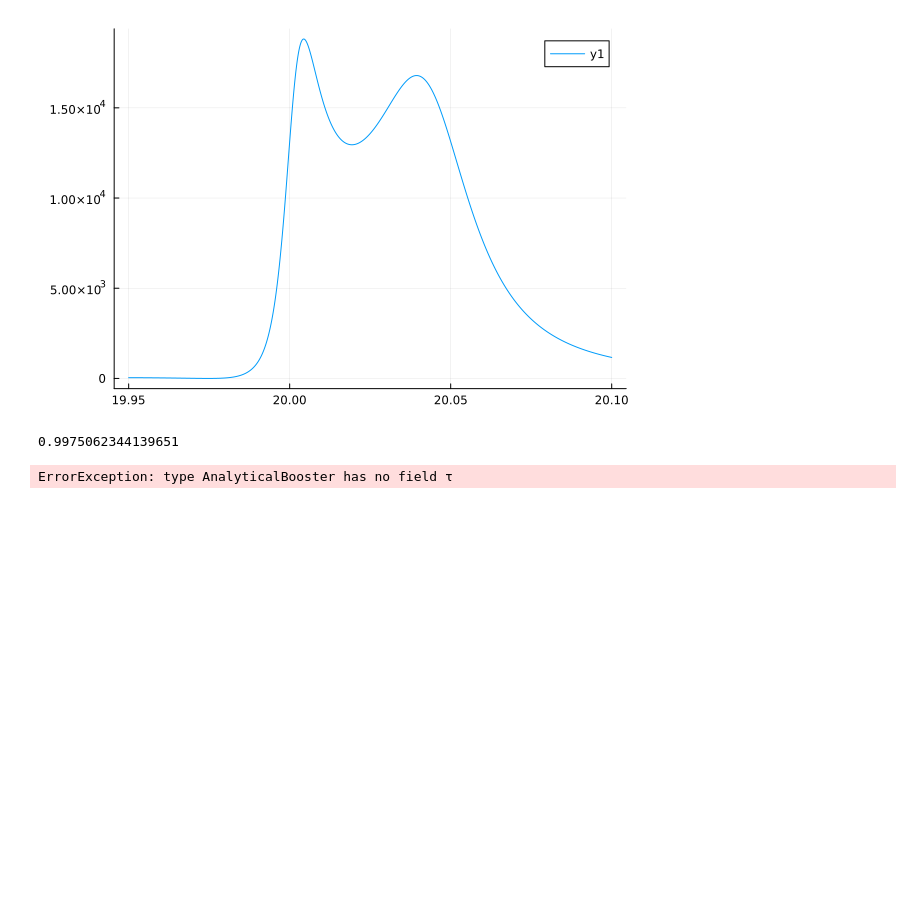
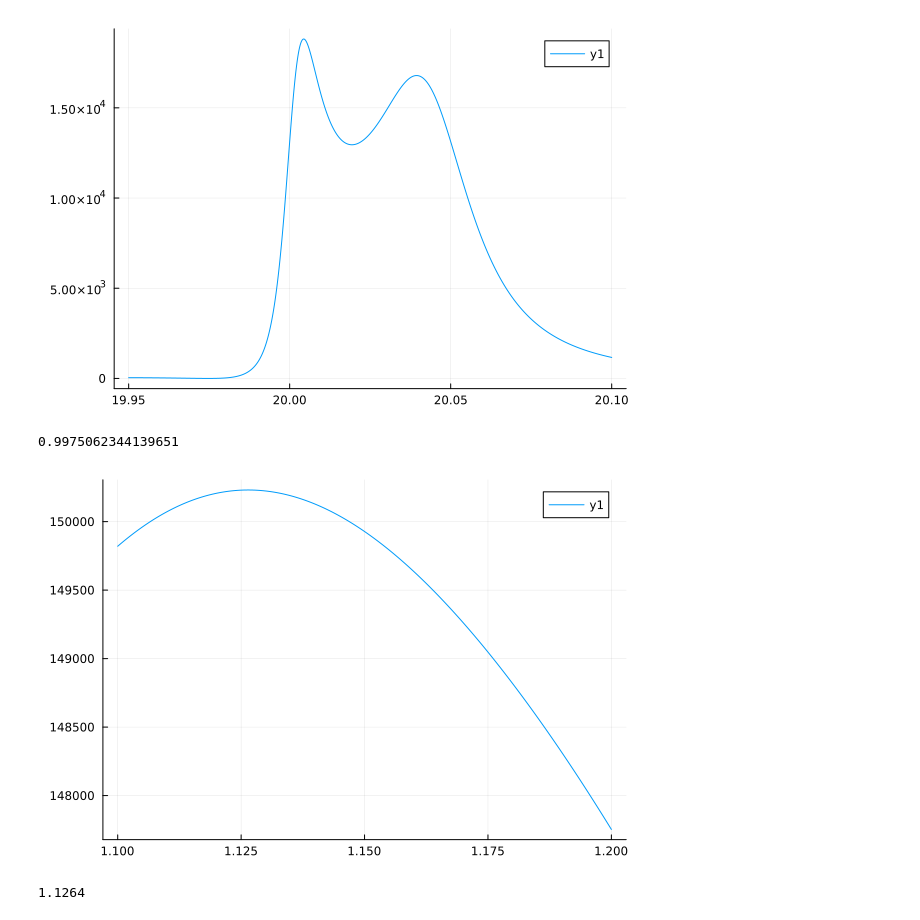
Before and after one commit to bergermann/Dragoon.jl, a Jupyter notebook: examples/Dragoon, 20 discs.ipynb, the cells around one changed output. Cells and saved outputs as stored; diff of their text form; code cells hidden in the pictures; blank space fills up the shorter version.

```diff
--- a/examples/Dragoon, 20 discs.ipynb
+++ b/examples/Dragoon, 20 discs.ipynb
@@ -80,6 +78,7 @@ scale = freqs[1]/(freqs[1]+50e6)
 # %%
 move(booster,p0; additive=false)
 
-rescale(booster,hist,freqs1,obj,scale,(0.5,2.),100)
+rescale(booster,hist,freqs1,obj,scale,(1.0,1.2),1000)
 # %% [output]
+[figure, added]
-ErrorException: type AnalyticalBooster has no field τ
+1.1264
```
Also changed, not shown: parts of 3 cells of this notebook, 1 other file.
